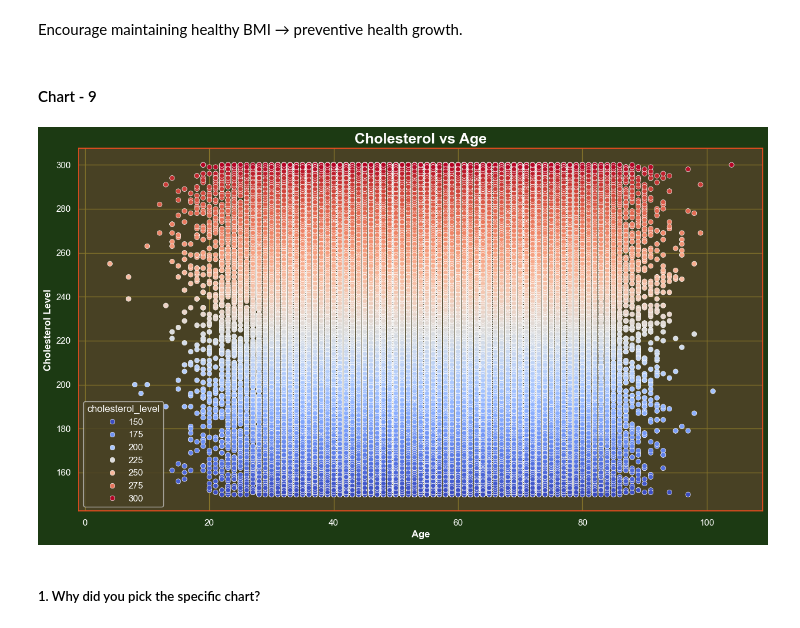
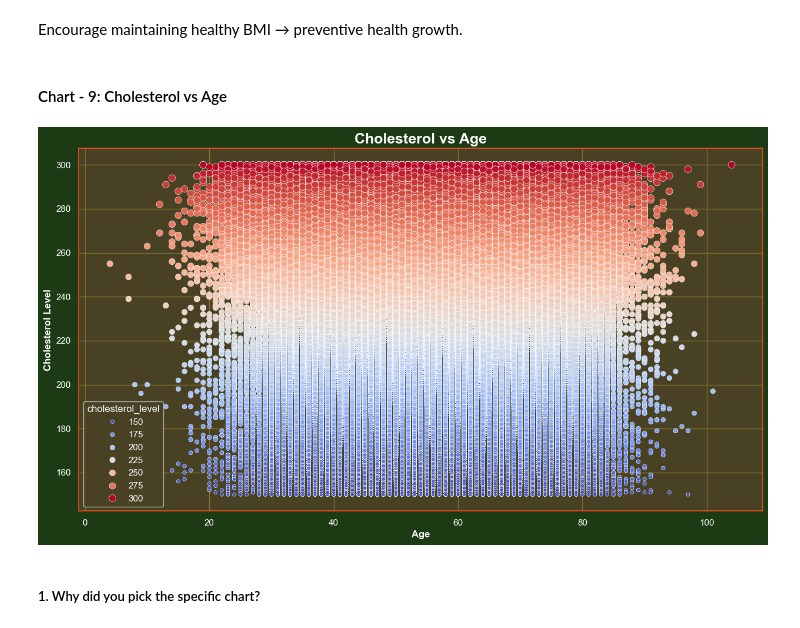
Before and after one commit to KushangShah/Lung-Cancer-Prediction, a Jupyter notebook: Lung Cancer - NoteBook.ipynb, the cells around one changed output. Cells and saved outputs as stored; diff of their text form; code cells hidden in the pictures.

```diff
--- a/Lung Cancer - NoteBook.ipynb
+++ b/Lung Cancer - NoteBook.ipynb
@@ -795,21 +830,22 @@ Are there any insights that lead to negative growth? Justify with specific reaso
 # %% [markdown]
 Encourage maintaining healthy BMI → preventive health growth.
 # %% [markdown]
-#### Chart - 9
+#### Chart - 9: Cholesterol vs Age
 # %%
 
 # Chart - 9 visualization code
 plt.figure(figsize=(15, 8))
-sns.scatterplot(x='age', y='cholesterol_level', data=df,
-                hue='cholesterol_level', palette='coolwarm')
+sns.scatterplot(x='age', y='cholesterol_level', data=df,    # columns
+                hue='cholesterol_level', palette='coolwarm',    # colour
+                size='cholesterol_level')   # size
 
 plt.title("Cholesterol vs Age", fontsize=18, weight='bold')
 plt.xlabel("Age", weight='bold')
 plt.ylabel("Cholesterol Level", weight='bold')
 
 plt.show()
 # %% [output]
-[figure, old version]
+[figure, new version]
 # %% [markdown]
 ##### 1. Why did you pick the specific chart?
 # %% [markdown]
```
Also changed, not shown: parts of 228 cells of this notebook.
